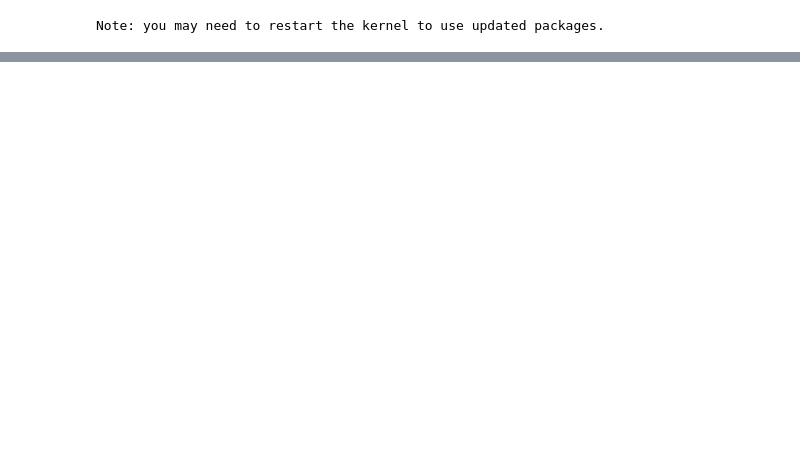
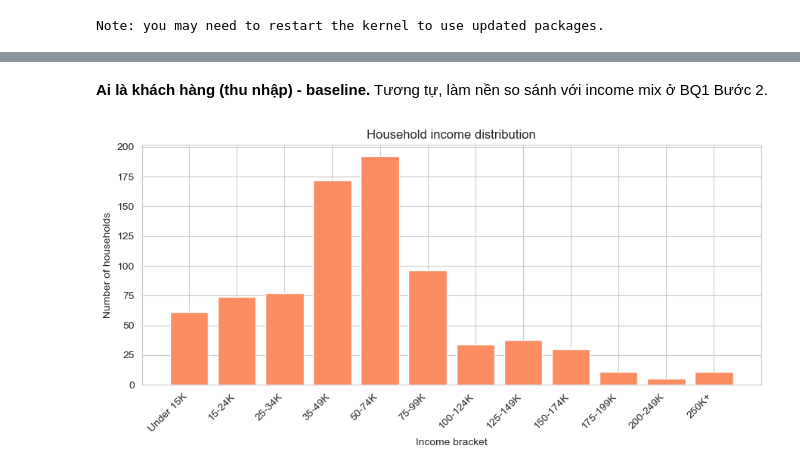
Before and after one commit to andrw0505/dunnhumby_project, a Jupyter notebook: project.ipynb, the cells around one changed output, grey strips where cells are left out. Cells and saved outputs as stored; diff of their text form; code cells hidden in the pictures; blank space fills up the shorter version.

```diff
--- a/project.ipynb
+++ b/project.ipynb
@@ -581,0 +289,15 @@ NameError: name '__file__' is not defined
+# %% [markdown]
+**Ai là khách hàng (thu nhập) - baseline.** Tương tự, làm nền so sánh với income mix ở BQ1 Bước 2.
+# %%
+income_counts = hh_demographic["INCOME_DESC"].value_counts()  # đếm household theo từng mức thu nhập
+income_order = sorted(income_counts.index, key=income_floor)  # sắp theo mốc thu nhập thấp -> cao
+
+fig, ax = plt.subplots(figsize=(9, 4.5))
+ax.bar(income_order, income_counts.reindex(income_order).values, color=COLORS[1])
+plt.setp(ax.get_xticklabels(), rotation=45, ha="right")
+ax.set_title("Household income distribution")
+ax.set_xlabel("Income bracket")
+ax.set_ylabel("Number of households")
+show_chart(fig)
+# %% [output]
+[figure, added]
```
Also changed, not shown: parts of 44 cells of this notebook.
